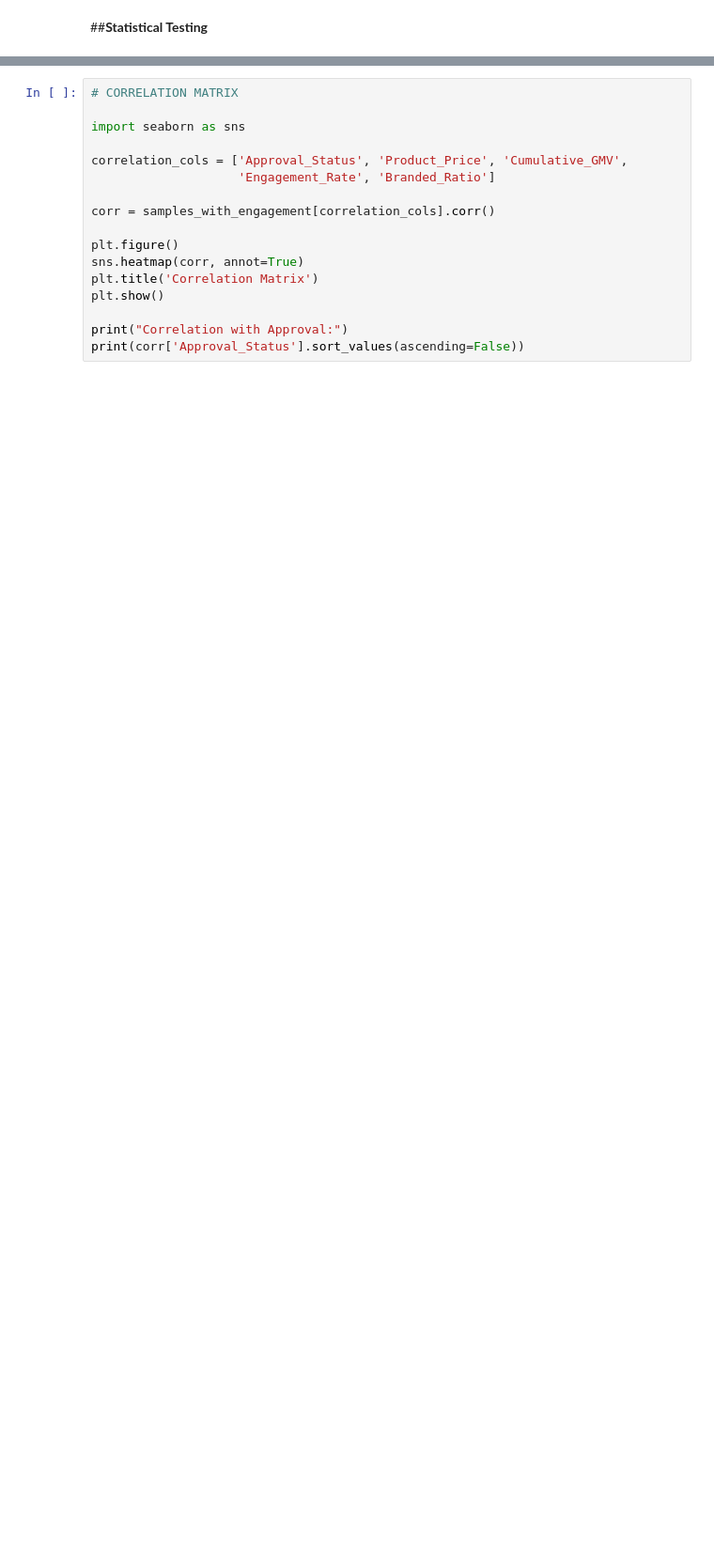
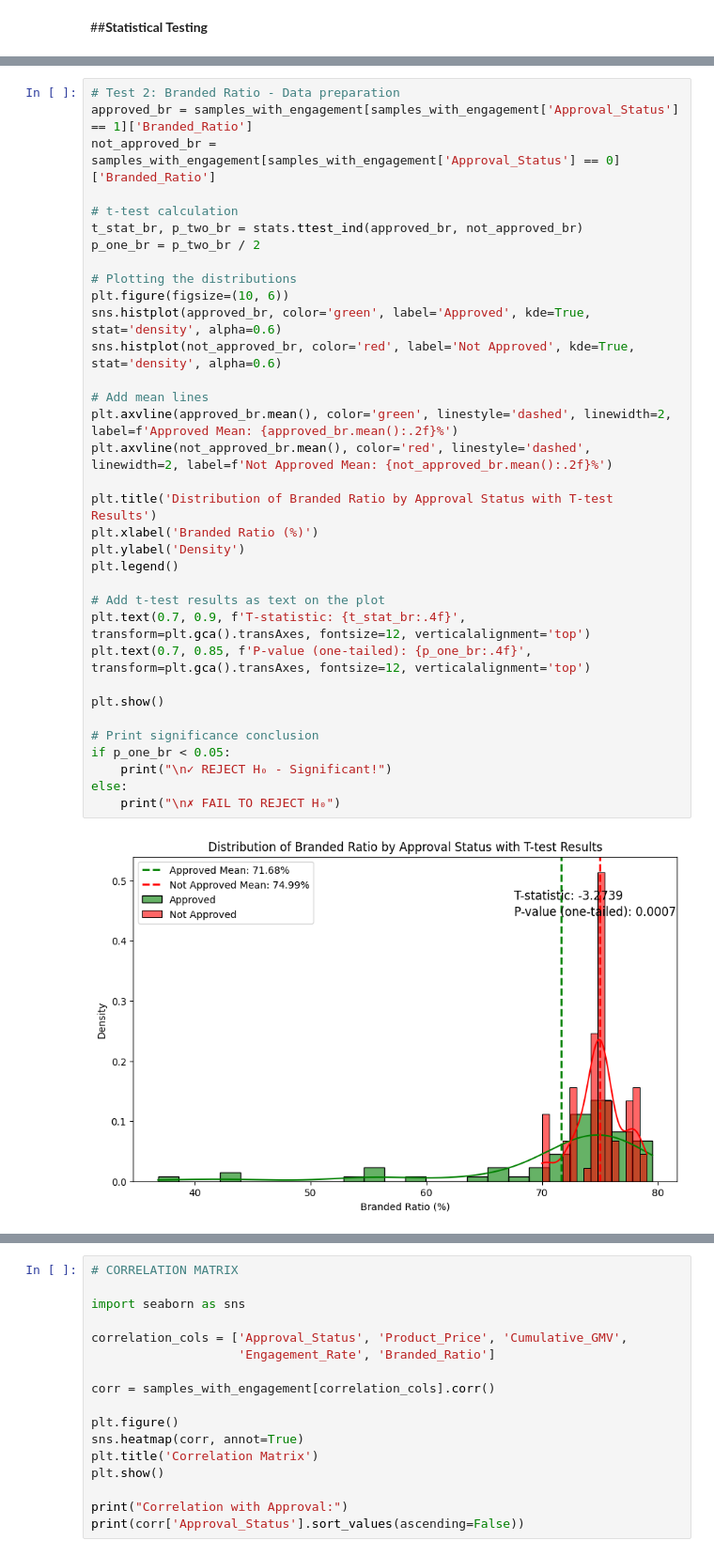
Before and after one commit to Mallowsss/CCDATSCL_PROJECT, a Jupyter notebook: final.ipynb, the cells around one changed output, grey strips where cells are left out. Shown at 94% size. Drawn from its saved outputs; the diff is of its cells as text; blank space fills up the shorter version.

```diff
--- a/final.ipynb
+++ b/final.ipynb
@@ -639,0 +561,36 @@ Approved: 16,434.85, Not Approved: 19,495.01
+# %%
+# Test 2: Branded Ratio - Data preparation
+approved_br = samples_with_engagement[samples_with_engagement['Approval_Status'] == 1]['Branded_Ratio']
+not_approved_br = samples_with_engagement[samples_with_engagement['Approval_Status'] == 0]['Branded_Ratio']
+
+# t-test calculation
+t_stat_br, p_two_br = stats.ttest_ind(approved_br, not_approved_br)
+p_one_br = p_two_br / 2
+
+# Plotting the distributions
+plt.figure(figsize=(10, 6))
+sns.histplot(approved_br, color='green', label='Approved', kde=True, stat='density', alpha=0.6)
+sns.histplot(not_approved_br, color='red', label='Not Approved', kde=True, stat='density', alpha=0.6)
+
+# Add mean lines
+plt.axvline(approved_br.mean(), color='green', linestyle='dashed', linewidth=2, label=f'Approved Mean: {approved_br.mean():.2f}%')
+plt.axvline(not_approved_br.mean(), color='red', linestyle='dashed', linewidth=2, label=f'Not Approved Mean: {not_approved_br.mean():.2f}%')
+
+plt.title('Distribution of Branded Ratio by Approval Status with T-test Results')
+plt.xlabel('Branded Ratio (%)')
+plt.ylabel('Density')
+plt.legend()
+
+# Add t-test results as text on the plot
+plt.text(0.7, 0.9, f'T-statistic: {t_stat_br:.4f}', transform=plt.gca().transAxes, fontsize=12, verticalalignment='top')
+plt.text(0.7, 0.85, f'P-value (one-tailed): {p_one_br:.4f}', transform=plt.gca().transAxes, fontsize=12, verticalalignment='top')
+
+plt.show()
+
+# Print significance conclusion
+if p_one_br < 0.05:
+    print("\n✓ REJECT H₀ - Significant!")
+else:
+    print("\n✗ FAIL TO REJECT H₀")
+# %% [output]
+[figure, added]
```
Also changed, not shown: parts of 8 cells of this notebook.
